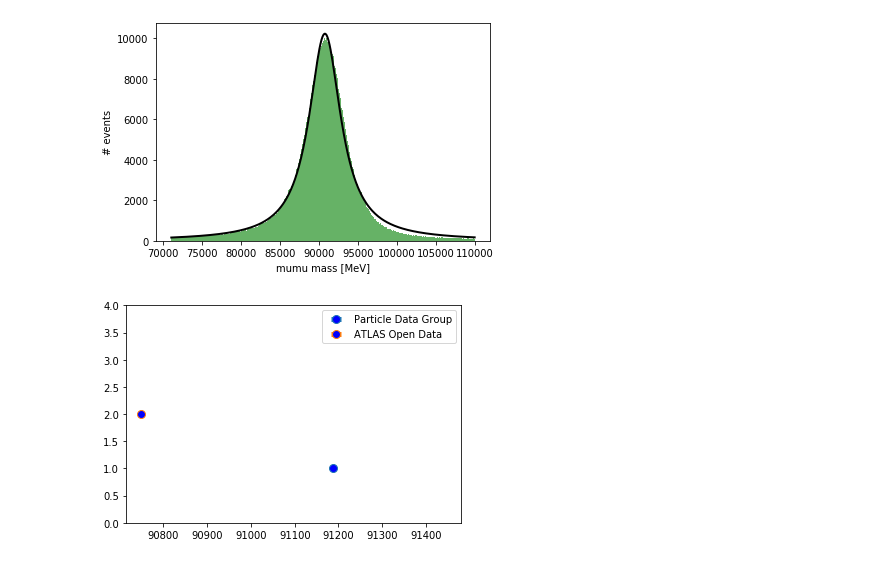
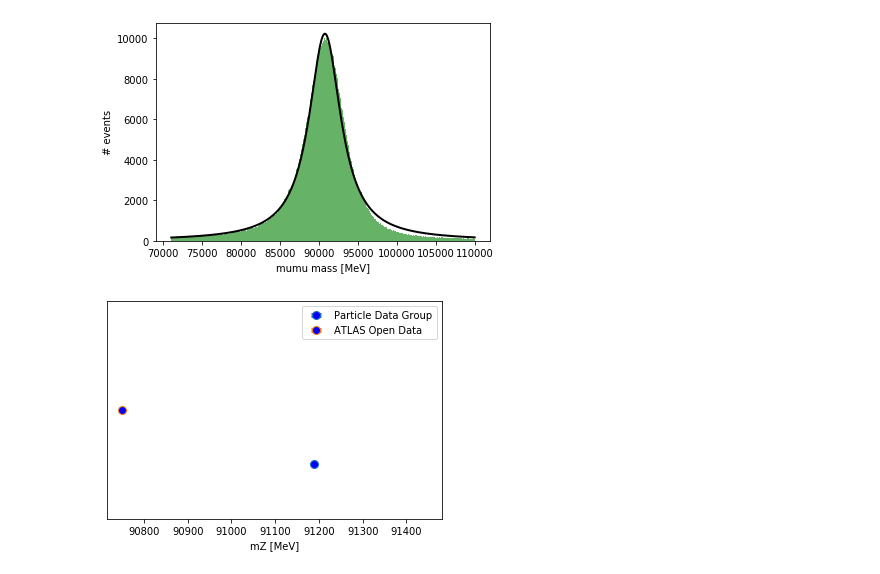
Before and after one commit to keaveney/UCT3rdYearLabATLASOpenData, a Jupyter notebook: Part1_MeasureTheZBosonMass.ipynb, the cells around one changed output. Saved outputs shown, nothing was run; the diff lists cells and outputs as text; code cells hidden in the pictures.

```diff
--- a/Part1_MeasureTheZBosonMass.ipynb
+++ b/Part1_MeasureTheZBosonMass.ipynb
@@ -316,24 +316,29 @@ best-fit = 90749 +/- 4.117868060071487
 # %%
 # now we have a 'measurement' of mZ, let's make a plot comparing our
 # measured value with that from the PDG to assess how good our measurement is.
 
 mZPDGAr = np.array([mZPDG])
 uncZPDGAr = np.array([2.1])
 yPDGAr = np.array([1.0])
 
 mZ1D = np.array([my1DResult])
 sigZ1D = np.array([my1DUncertainty])
 y1D = np.array([2.0])
 
 plt.figure()
 ax = plt.gca()
 ax.set_xlim(minMz, maxMz+700)#need to extend x axis range to include PDG value
 ax.set_ylim(0.0, 4.0)
 
 plt.errorbar(mZPDGAr, yPDGAr, xerr=uncZPDGAr, label="Particle Data Group", elinewidth=5,  fmt="o", mfc="blue", ms=8)
 plt.errorbar(mZ1D, y1D, xerr=sigZ1D, fmt="o", label="ATLAS Open Data", elinewidth=5, ms=8, mfc='blue')
 
+plt.xlabel("mZ [MeV]")
+plt.yticks([], " ")
+
 plt.legend()
 plt.show()
+
+#¯\_(ツ)_/¯
 # %% [output]
-[figure, old version]
+[figure, new version]
```
Also changed, not shown: parts of 3 cells of this notebook.
